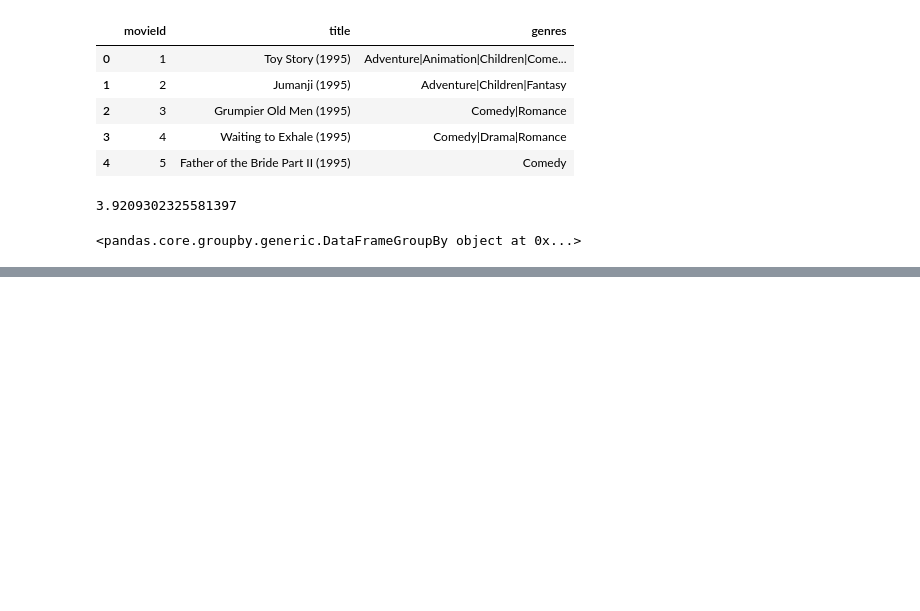
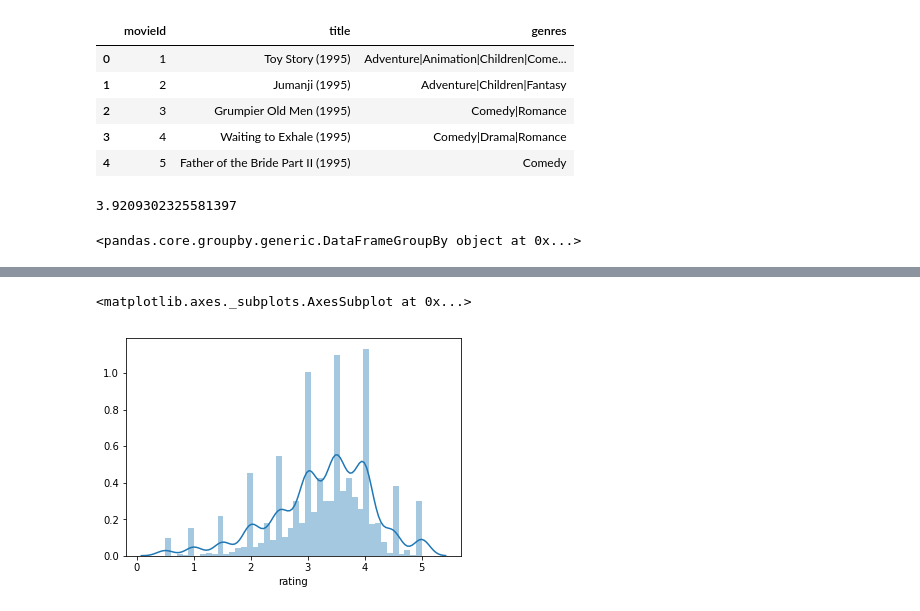
Before and after one commit to JuniorGunner/DataScience, a Jupyter notebook: DataScienceIntro.ipynb, the cells around one changed output, grey strips where cells are left out. Drawn from its saved outputs; the diff is of its cells as text; code cells hidden in the pictures; blank space fills up the shorter version.

```diff
--- a/DataScienceIntro.ipynb
+++ b/DataScienceIntro.ipynb
@@ -128,0 +144,6 @@ data.groupby("movieId").mean()
+# %%
+# Seaborn histogram / dist
+sns.distplot(mean_per_movie)
+# %% [output]
+<matplotlib.axes._subplots.AxesSubplot at 0x...>
+[figure, added]
```
Also changed, not shown: parts of 8 cells of this notebook.
